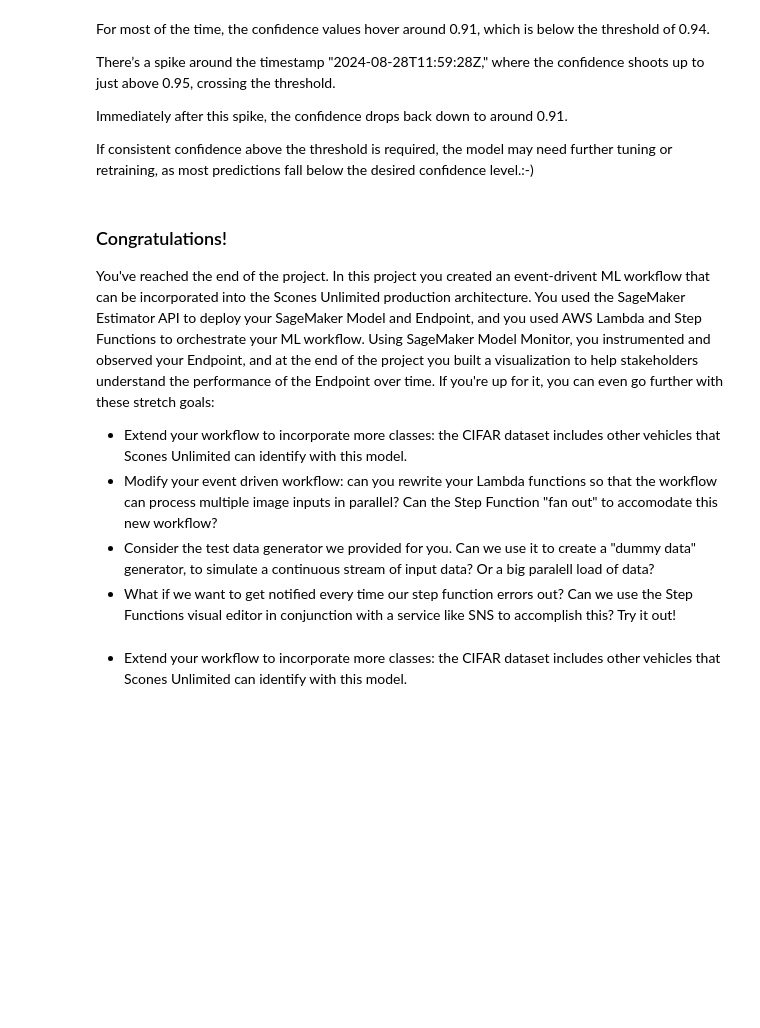
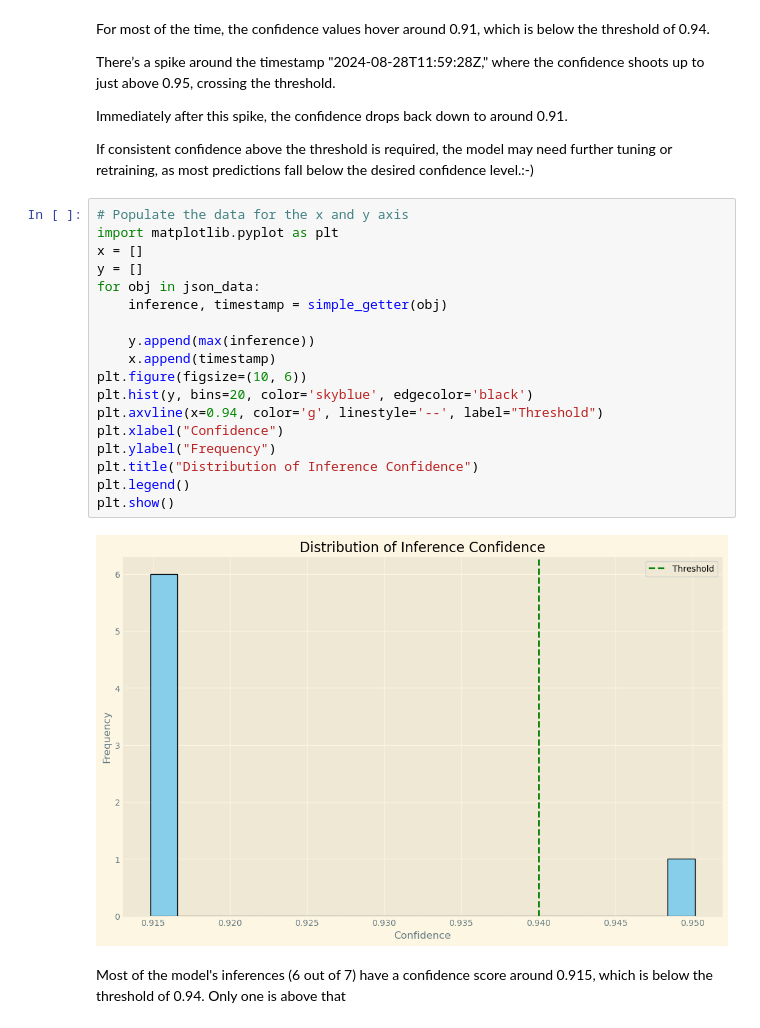
Before and after one commit to muthoninduhiu/udacity-nd009t-C2-Developing-ML-Workflow, a Jupyter notebook: project/finished.ipynb, the cells around one changed output. Drawn from its saved outputs; the diff is of its cells as text; blank space fills up the shorter version.

Commit message:
add project corrections

```diff
--- a/project/finished.ipynb
+++ b/project/finished.ipynb
@@ -982,14 +988,25 @@ There’s a spike around the timestamp "2024-08-28T11:59:28Z," where the confide
 Immediately after this spike, the confidence drops back down to around 0.91.
 
 If consistent confidence above the threshold is required, the model may need further tuning or retraining, as most predictions fall below the desired confidence level.:-)
-# %% [markdown]
-### Congratulations!
-
-You've reached the end of the project. In this project you created an event-drivent ML workflow that can be incorporated into the Scones Unlimited production architecture. You used the SageMaker Estimator API to deploy your SageMaker Model and Endpoint, and you used AWS Lambda and Step Functions to orchestrate your ML workflow. Using SageMaker Model Monitor, you instrumented and observed your Endpoint, and at the end of the project you built a visualization to help stakeholders understand the performance of the Endpoint over time. If you're up for it, you can even go further with these stretch goals:
-
-* Extend your workflow to incorporate more classes: the CIFAR dataset includes other vehicles that Scones Unlimited can identify with this model.
-* Modify your event driven workflow: can you rewrite your Lambda functions so that the workflow can process multiple image inputs in parallel? Can the Step Function "fan out" to accomodate this new workflow?
-* Consider the test data generator we provided for you. Can we use it to create a "dummy data" generator, to simulate a continuous stream of input data? Or a big paralell load of data?
-* What if we want to get notified every time our step function errors out? Can we use the Step Functions visual editor in conjunction with a service like SNS to accomplish this? Try it out!
-# %% [markdown]
-* Extend your workflow to incorporate more classes: the CIFAR dataset includes other vehicles that Scones Unlimited can identify with this model.
+# %%
+# Populate the data for the x and y axis
+import matplotlib.pyplot as plt
+x = []
+y = []
+for obj in json_data:
+    inference, timestamp = simple_getter(obj)
+
+    y.append(max(inference))
+    x.append(timestamp)
+plt.figure(figsize=(10, 6))
+plt.hist(y, bins=20, color='skyblue', edgecolor='black')
+plt.axvline(x=0.94, color='g', linestyle='--', label="Threshold")
+plt.xlabel("Confidence")
+plt.ylabel("Frequency")
+plt.title("Distribution of Inference Confidence")
+plt.legend()
+plt.show()
+# %% [output]
+[figure, added]
+# %% [markdown]
+Most of the model's inferences (6 out of 7) have a confidence score around 0.915, which is below the threshold of 0.94. Only one is above that
```
Also changed, not shown: parts of 6 cells of this notebook, 2 other files.
